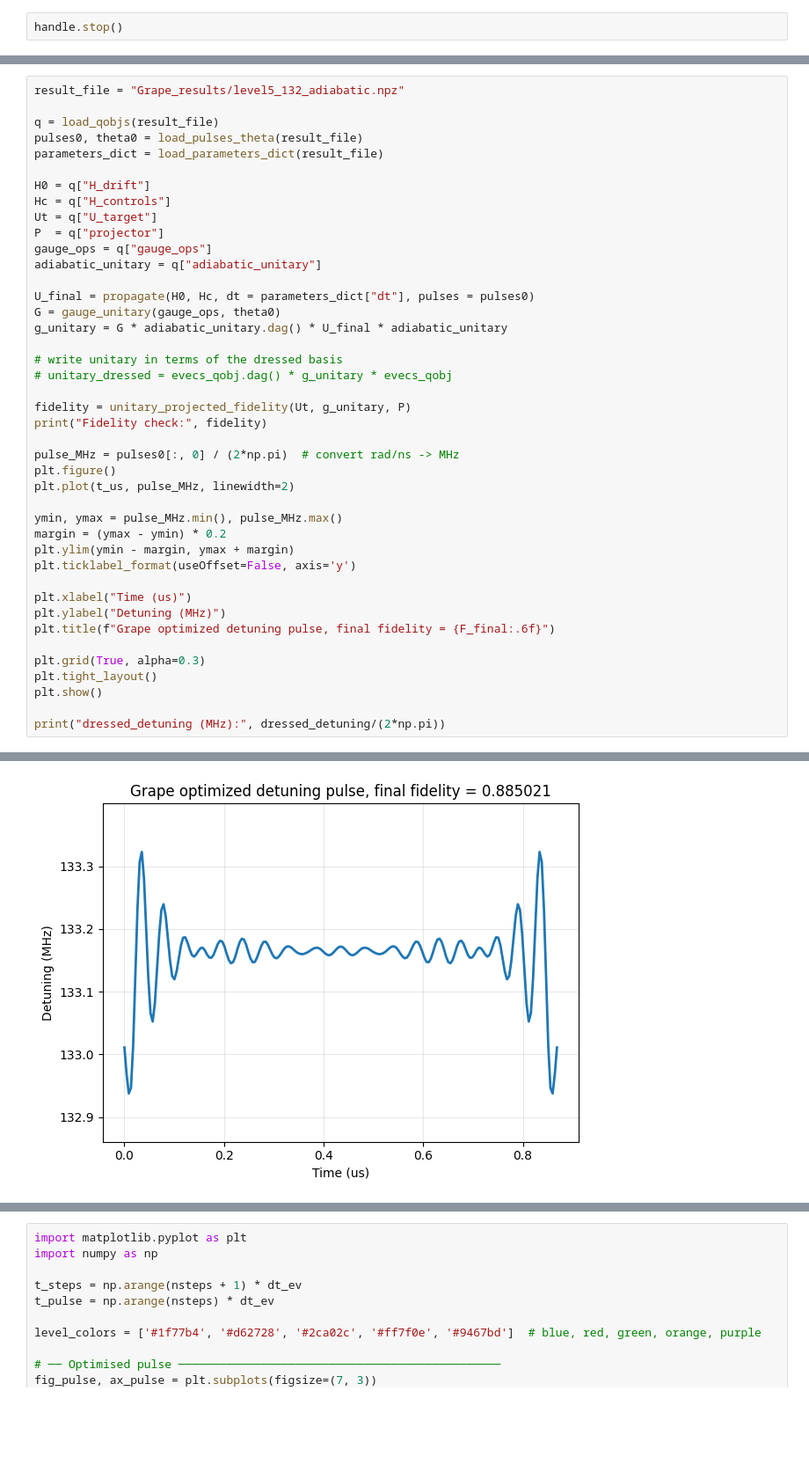
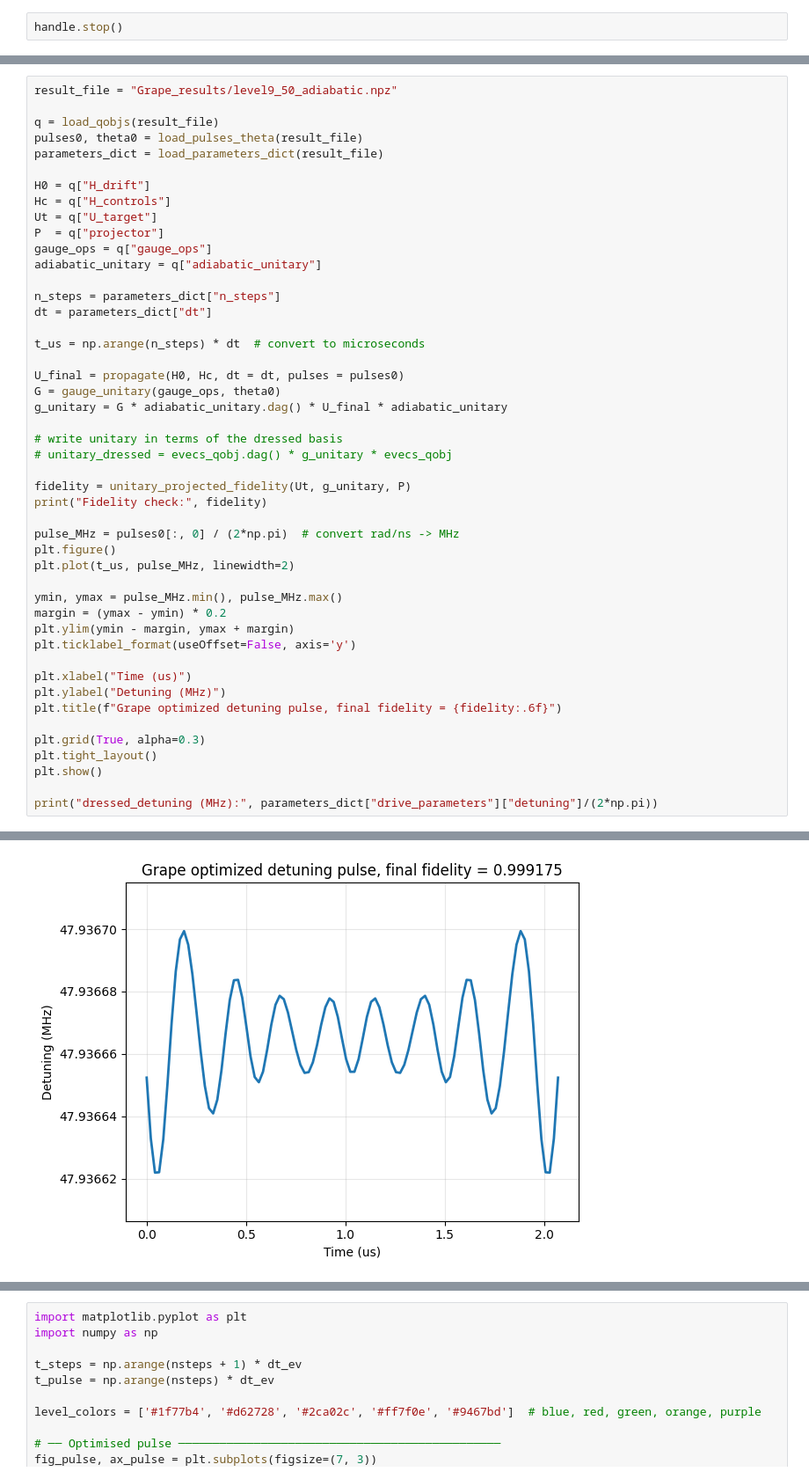
Before and after one commit to TunmayGerg/quantum-simulation-code, a Jupyter notebook: Optimal control/Grape_optimal_control_adiabatic.ipynb, the cells around one changed output, grey strips where cells are left out. Shown at 88% size. Saved outputs shown, nothing was run; the diff lists cells and outputs as text; blank space fills up the shorter version.

```diff
--- a/Optimal control/Grape_optimal_control_adiabatic.ipynb
+++ b/Optimal control/Grape_optimal_control_adiabatic.ipynb
@@ -160,7 +165,7 @@ opt.save_results("Grape_results/level5_132_adiabatic.npz", out, extra_params={
     "drive_parameters": drive_parameters,
     "alpha": alpha})
 # %%
-result_file = "Grape_results/level5_132_adiabatic.npz"
+result_file = "Grape_results/level9_50_adiabatic.npz"
 
 q = load_qobjs(result_file)
 pulses0, theta0 = load_pulses_theta(result_file)
@@ -173,7 +178,12 @@ P  = q["projector"]
 gauge_ops = q["gauge_ops"]
 adiabatic_unitary = q["adiabatic_unitary"]
 
-U_final = propagate(H0, Hc, dt = parameters_dict["dt"], pulses = pulses0)
+n_steps = parameters_dict["n_steps"]
+dt = parameters_dict["dt"]
+
+t_us = np.arange(n_steps) * dt  # convert to microseconds
+
+U_final = propagate(H0, Hc, dt = dt, pulses = pulses0)
 G = gauge_unitary(gauge_ops, theta0)
 g_unitary = G * adiabatic_unitary.dag() * U_final * adiabatic_unitary
 
@@ -194,11 +204,11 @@ plt.ticklabel_format(useOffset=False, axis='y')
 
 plt.xlabel("Time (us)")
 plt.ylabel("Detuning (MHz)")
-plt.title(f"Grape optimized detuning pulse, final fidelity = {F_final:.6f}")
+plt.title(f"Grape optimized detuning pulse, final fidelity = {fidelity:.6f}")
 
 plt.grid(True, alpha=0.3)
 plt.tight_layout()
 plt.show()
 
-print("dressed_detuning (MHz):", dressed_detuning/(2*np.pi))
+print("dressed_detuning (MHz):", parameters_dict["drive_parameters"]["detuning"]/(2*np.pi))
 # %% [output]
@@ -206 +216 @@ Fidelity check: 0.9950170802414067
-[figure, old version]
+[figure, new version]
```
Also changed, not shown: parts of 9 cells of this notebook, 18 other files.
